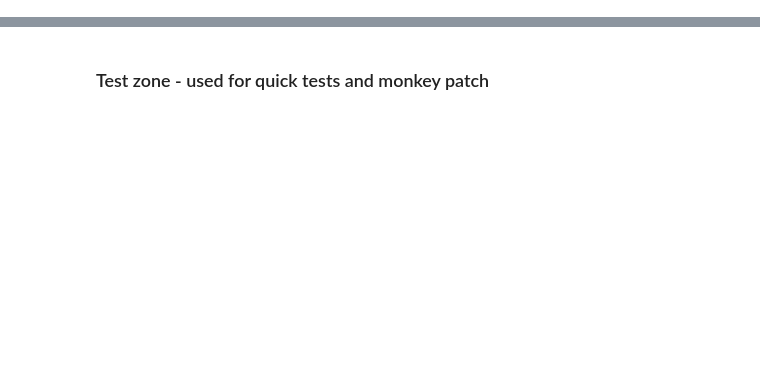
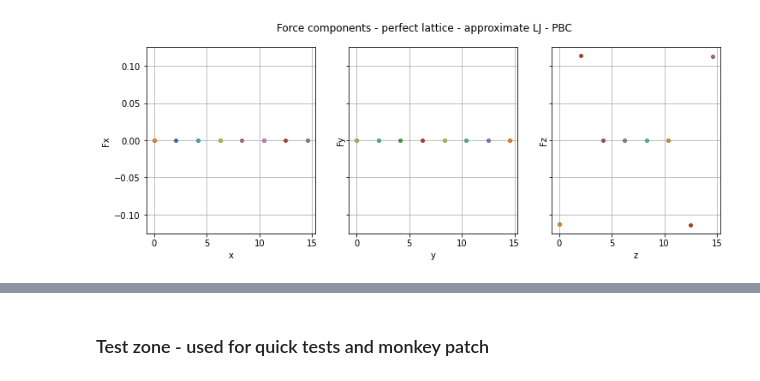
Before and after one commit to demetriomagatti/molecular_dynamics, a Jupyter notebook: molecular_dynamics.ipynb, the cells around one changed output, grey strips where cells are left out. Cells and saved outputs as stored; diff of their text form; code cells hidden in the pictures; blank space fills up the shorter version.

```diff
--- a/molecular_dynamics.ipynb
+++ b/molecular_dynamics.ipynb
@@ -90,3 +90,27 @@ true LJ - 100 iterations; computing time: 2.96 seconds
 
 approximate LJ, force on 0-th atom: 0.00,0.00,-0.11
 true LJ, force on 0-th atom: 0.00,0.00,0.37
+# %%
+n_atoms,sx,sy,sz,x,y,z = lattice
+
+fig,axs = plt.subplots(1,3,sharey=True,figsize=(12,4))
+
+for i in range(255):
+    axs[0].plot(x[i],FxA[i],'.')
+    axs[1].plot(y[i],FyA[i],'.')
+    axs[2].plot(z[i],FzA[i],'.')
+
+for i in range(3):
+    axs[i].grid()
+
+axs[0].set_xlabel('x')
+axs[0].set_ylabel('Fx')
+axs[1].set_xlabel('y')
+axs[1].set_ylabel('Fy')
+axs[2].set_xlabel('z')
+axs[2].set_ylabel('Fz')
+
+fig.suptitle('Force components - perfect lattice - approximate LJ - PBC')
+plt.show()
+# %% [output]
+[figure, added]
```
Also changed, not shown: parts of 16 cells of this notebook, 1 other file.
